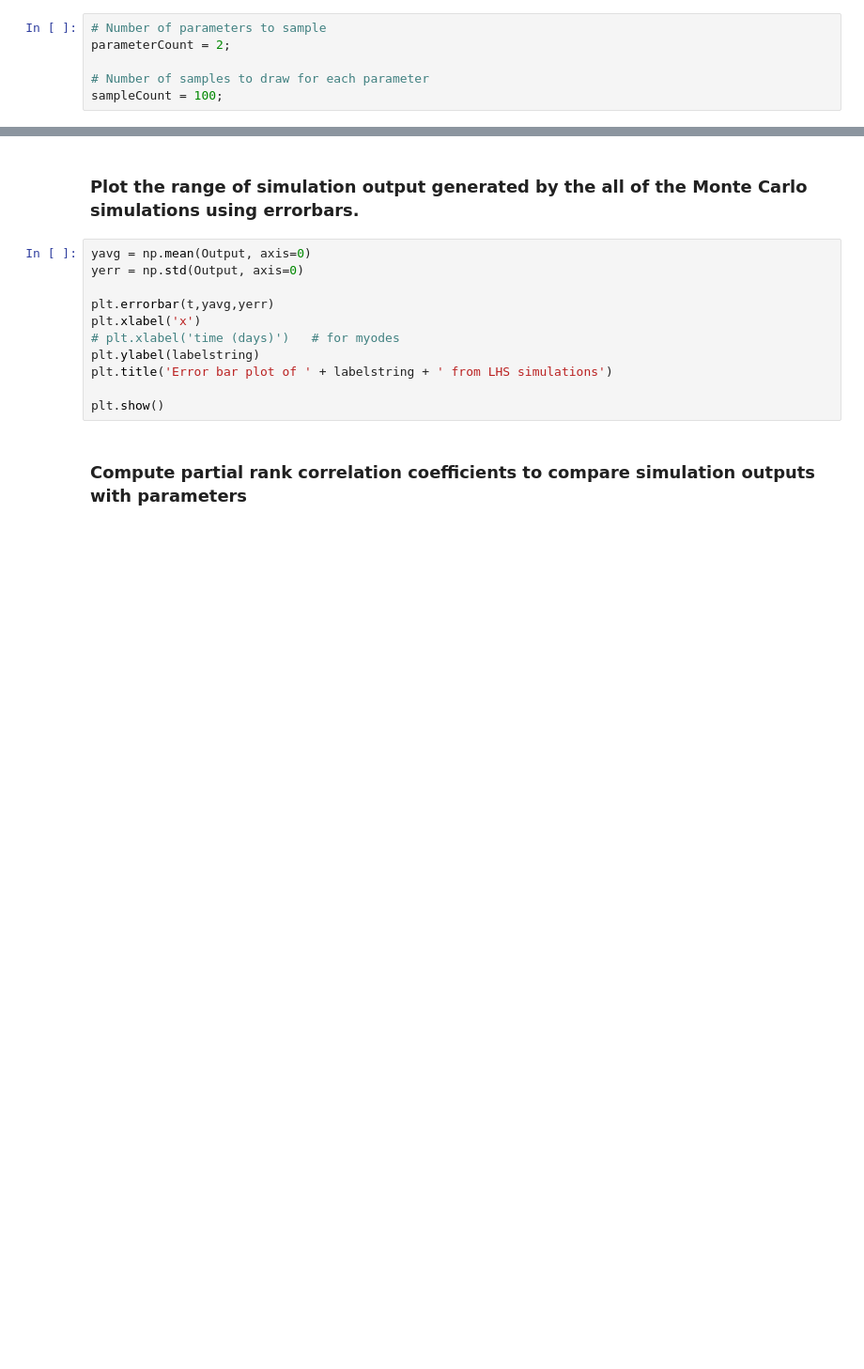
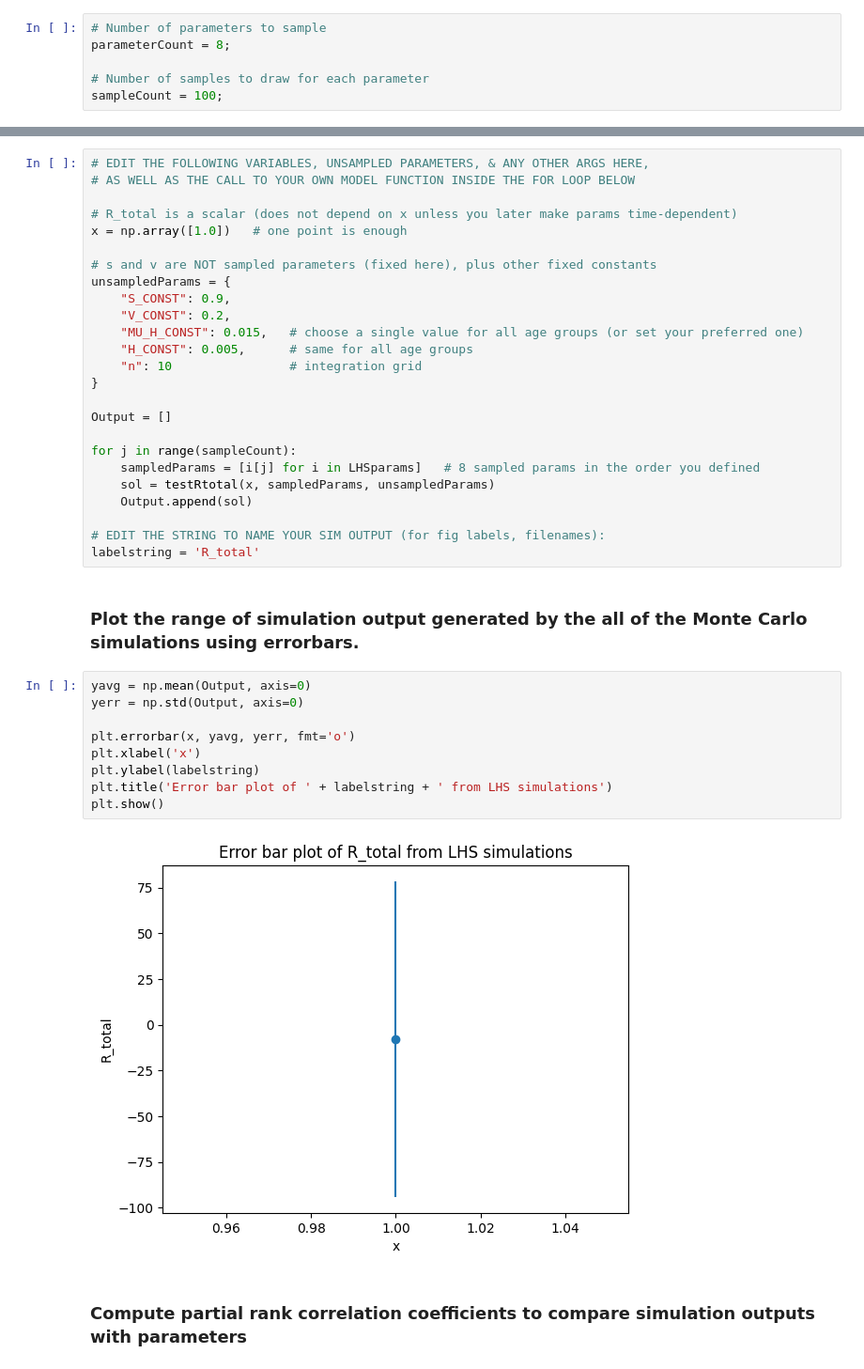
Before and after one commit to IhtishamHaq/EnKF_analysis, a Jupyter notebook: LHS_PRCC.ipynb, the cells around one changed output, grey strips where cells are left out. Shown at 94% size. Drawn from its saved outputs; the diff is of its cells as text; blank space fills up the shorter version.

```diff
--- a/LHS_PRCC.ipynb
+++ b/LHS_PRCC.ipynb
@@ -23,7 +23,7 @@ import matplotlib.pyplot as plt
 #### *Do not include any parameters that should be left fixed in parameterCount - those will be specified later. When choosing number of samples to draw, note that more samples (~ 1000) yields better results while fewer (~50) is faster for testing, since it requires fewer model solves.*
 # %%
 # Number of parameters to sample
-parameterCount = 2;
+parameterCount = 8;
 
 # Number of samples to draw for each parameter
 sampleCount = 100;
@@ -334,16 +368,41 @@ labelstring = 'y'
+# %%
+# EDIT THE FOLLOWING VARIABLES, UNSAMPLED PARAMETERS, & ANY OTHER ARGS HERE,
+# AS WELL AS THE CALL TO YOUR OWN MODEL FUNCTION INSIDE THE FOR LOOP BELOW
+
+# R_total is a scalar (does not depend on x unless you later make params time-dependent)
+x = np.array([1.0])   # one point is enough
+
+# s and v are NOT sampled parameters (fixed here), plus other fixed constants
+unsampledParams = {
+    "S_CONST": 0.9,
+    "V_CONST": 0.2,
+    "MU_H_CONST": 0.015,   # choose a single value for all age groups (or set your preferred one)
+    "H_CONST": 0.005,      # same for all age groups
+    "n": 10                # integration grid
+}
+
+Output = []
+
+for j in range(sampleCount):
+    sampledParams = [i[j] for i in LHSparams]   # 8 sampled params in the order you defined
+    sol = testRtotal(x, sampledParams, unsampledParams)
+    Output.append(sol)
+
+# EDIT THE STRING TO NAME YOUR SIM OUTPUT (for fig labels, filenames):
+labelstring = 'R_total'
 # %% [markdown]
 ### Plot the range of simulation output generated by the all of the Monte Carlo simulations using errorbars.
 # %%
 yavg = np.mean(Output, axis=0)
 yerr = np.std(Output, axis=0)
 
-plt.errorbar(t,yavg,yerr)
+plt.errorbar(x, yavg, yerr, fmt='o')
 plt.xlabel('x')
-# plt.xlabel('time (days)')   # for myodes
 plt.ylabel(labelstring)
 plt.title('Error bar plot of ' + labelstring + ' from LHS simulations')
-
 plt.show()
+# %% [output]
+[figure, added]
 # %% [markdown]
 ### Compute partial rank correlation coefficients to compare simulation outputs with parameters
 # %%
```
Also changed, not shown: parts of 10 cells of this notebook.
